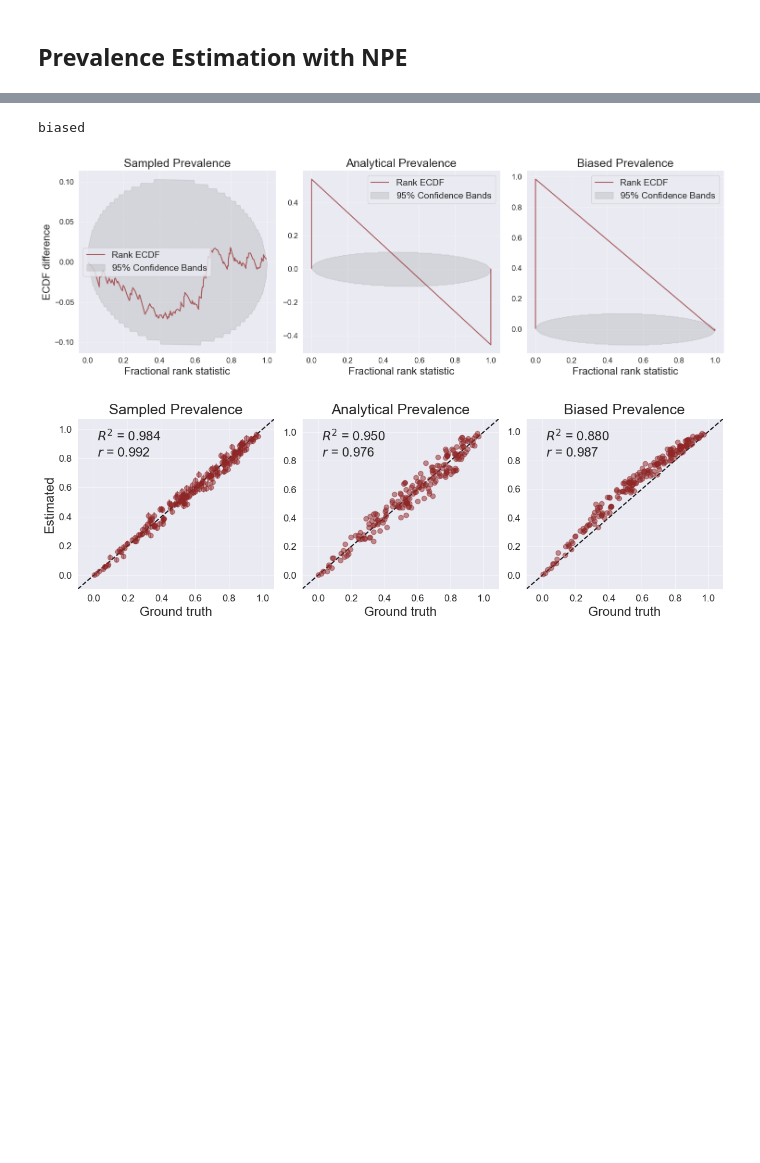
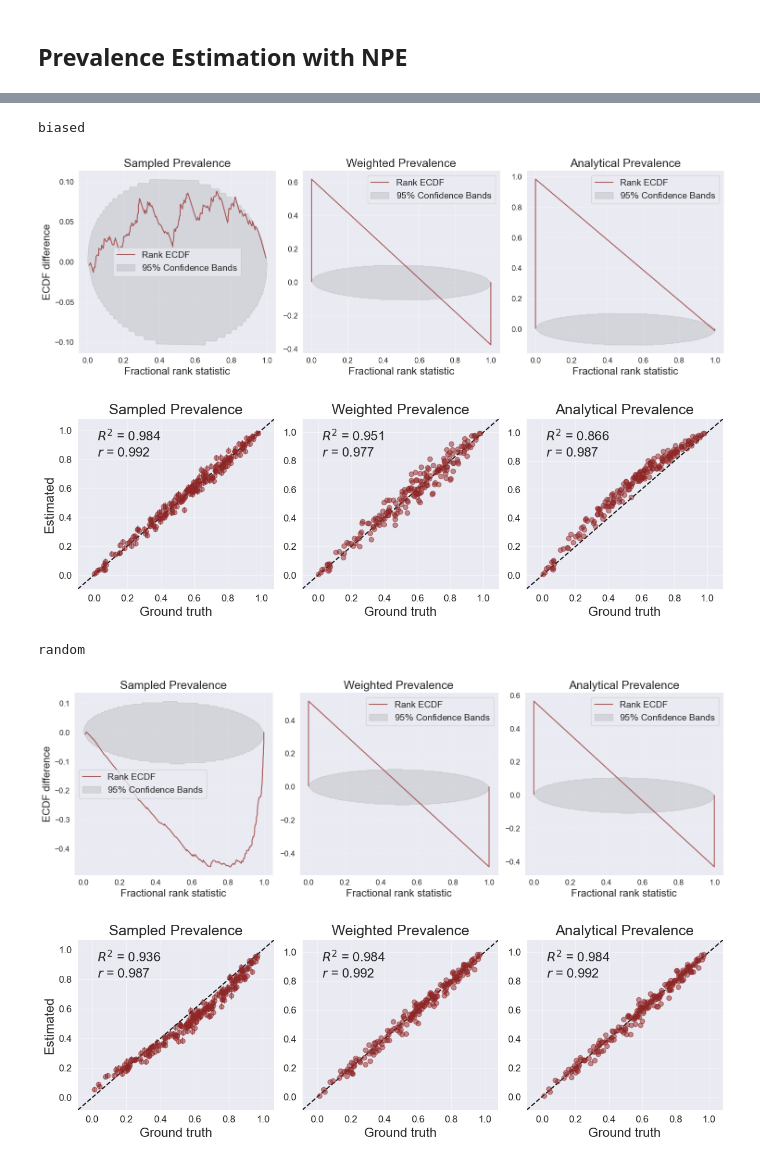
Before and after one commit to arrjon/AmortizedSelectionBias, a Jupyter notebook: Prevalence.ipynb, the cells around one changed output, grey strips where cells are left out. Saved outputs shown, nothing was run; the diff lists cells and outputs as text; code cells hidden in the pictures; blank space fills up the shorter version.

Commit message:
add analytical

```diff
--- a/Prevalence.ipynb
+++ b/Prevalence.ipynb
@@ -227,6 +223,13 @@ def posterior_stats(df, alpha_prior=1, beta_prior=1, weighted=False):
     # Create the Beta distribution object
     posterior = beta(alpha_post, beta_post)
     return posterior
+# %%
+def calculate_analytical_prevalence(sample: pd.DataFrame, full_population: pd.DataFrame) -> float:
+    # Calculate weights
+    sample['weight'] =  calculate_weights(sample, full_population, covariates=['age_group', 'gender', 'location'])
+    # Calculate the posterior distribution
+    analytical_post = posterior_stats(df=sample, weighted=True)
+    return analytical_post.median()
 # %%
 fig, ax = plt.subplots(1, 1, sharey=True, tight_layout=True, figsize=(6, 4))
 labels = ['True Posterior', 'Random Sample', 'Biased Sample', 'Weighted Sample']
@@ -338,7 +335,7 @@ def generative_model(
     # generate data and parameters
     data = np.zeros((max_iterations, sample_size, 6), dtype=np.float32)
     if output == 'all':
-        param_batch = np.zeros((max_iterations, 3), dtype=np.float32)
+        param_batch = np.zeros((max_iterations, 4), dtype=np.float32)
     else:
         param_batch = np.zeros((max_iterations, 1), dtype=np.float32)
 
@@ -358,10 +355,13 @@ def generative_model(
             new_prevalence = calculate_weighted_prevalence(sample=new_biased_sample, full_population=true_population)
         elif output == 'biased':
             new_prevalence = calculate_prevalence(sample=new_biased_sample)
+        elif output == 'analytical':
+            new_prevalence = calculate_analytical_prevalence(sample=new_biased_sample, full_population=true_population)
         elif output == 'all':
             new_prevalence = np.array([
                 calculate_prevalence(sample=new_population),
                 calculate_weighted_prevalence(sample=new_biased_sample, full_population=true_population),
+                calculate_analytical_prevalence(sample=new_biased_sample, full_population=true_population),
                 calculate_prevalence(sample=new_biased_sample)
             ])
         else:
@@ -502,29 +484,35 @@ Random
 # %%
-combined_names = ['Sampled Prevalence', 'Analytical Prevalence', 'Biased Prevalence']
+combined_names = ['Sampled Prevalence', 'Weighted Prevalence',
+                  'Analytical Prevalence', 'Biased Prevalence']
 for overrepresented, sample_name in zip([True, False], ['biased', 'random']):
     print(sample_name)
 
     test_data = generative_model(200, sample_size=200, urban_overrepresented=overrepresented,
                                  stratified=False, output='all')
     test_params = test_data['prior_draws'][:, 0][:, np.newaxis]
     test_params_weighted = test_data['prior_draws'][:, 1][:, np.newaxis]
-    test_params_biased = test_data['prior_draws'][:, 2][:, np.newaxis]
+    test_params_analytical = test_data['prior_draws'][:, 2][:, np.newaxis]
+    test_params_biased = test_data['prior_draws'][:, 3][:, np.newaxis]
 
     posterior_samples = trainer.amortizer.sample(trainer.configurator(test_data), n_samples=1000)
     posterior_samples = posterior_samples * prior_std + prior_mean
 
     samples_all = np.concatenate((
         posterior_samples,
-        np.repeat(test_params_weighted, repeats=posterior_samples.shape[1], axis=1)[:, :, np.newaxis],
+        #np.repeat(test_params_weighted, repeats=posterior_samples.shape[1], axis=1)[:, :, np.newaxis],
+        np.repeat(test_params_analytical, repeats=posterior_samples.shape[1], axis=1)[:, :, np.newaxis],
         np.repeat(test_params_biased, repeats=posterior_samples.shape[1], axis=1)[:, :, np.newaxis],
     ), axis=-1)
     test_params = np.concatenate((test_params, test_params, test_params), axis=-1)
 
     bf.diagnostics.plot_sbc_ecdf(samples_all, test_params, difference=True, param_names=combined_names)
     fig = bf.diagnostics.plot_recovery(samples_all, test_params, param_names=combined_names)
     ax = fig.get_axes()
     plt.show()
 # %% [output]
 biased
-[figure, old version]
+[figure, new version]
-[figure, old version]
+[figure, new version]
+random
+[figure, added]
+[figure, added]
```
Also changed, not shown: parts of 13 cells of this notebook.
